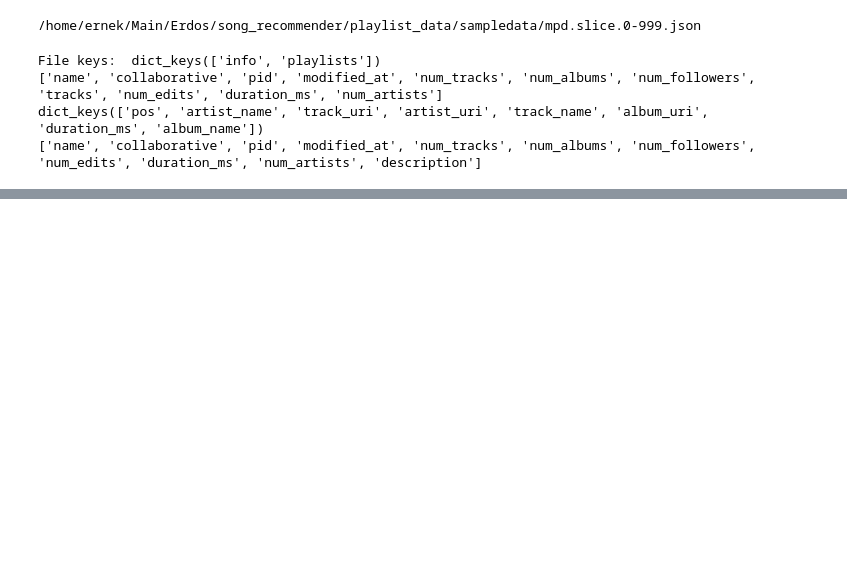
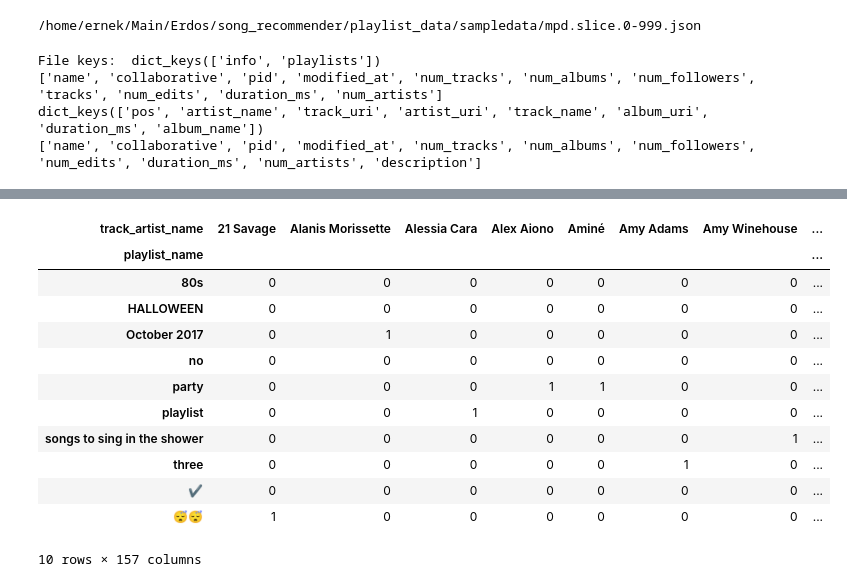
Before and after one commit to Ernek/song_recommender, a Jupyter notebook: exploratory_data_analysis.ipynb, the cells around one changed output, grey strips where cells are left out. Cells and saved outputs as stored; diff of their text form; code cells hidden in the pictures; blank space fills up the shorter version.

```diff
--- a/exploratory_data_analysis.ipynb
+++ b/exploratory_data_analysis.ipynb
@@ -81,0 +157,17 @@ music_df[music_df['playlist_pid'] == 0]
+# %%
+# subset_df.join(.sum(), on='playlist_name', rsuffix='_count')
+subset_df.groupby(['playlist_name','track_artist_name']).size().unstack(fill_value=0)
+# %% [output]
+| track_artist_name | 21 Savage | Alanis Morissette | Alessia Cara | Alex Aiono | Aminé | Amy Adams | Amy Winehouse | ... |
+| playlist_name |  |  |  |  |  |  |  | ... |
+| 80s | 0 | 0 | 0 | 0 | 0 | 0 | 0 | ... |
+| HALLOWEEN | 0 | 0 | 0 | 0 | 0 | 0 | 0 | ... |
+| October 2017 | 0 | 1 | 0 | 0 | 0 | 0 | 0 | ... |
+| no | 0 | 0 | 0 | 0 | 0 | 0 | 0 | ... |
+| party | 0 | 0 | 0 | 1 | 1 | 0 | 0 | ... |
+| playlist | 0 | 0 | 1 | 0 | 0 | 0 | 0 | ... |
+| songs to sing in the shower | 0 | 0 | 0 | 0 | 0 | 0 | 1 | ... |
+| three | 0 | 0 | 0 | 0 | 0 | 1 | 0 | ... |
+| ✔️ | 0 | 0 | 0 | 0 | 0 | 0 | 0 | ... |
+| 😴😴 | 1 | 0 | 0 | 0 | 0 | 0 | 0 | ... |
+10 rows × 157 columns
```
Also changed, not shown: parts of 21 cells of this notebook.
